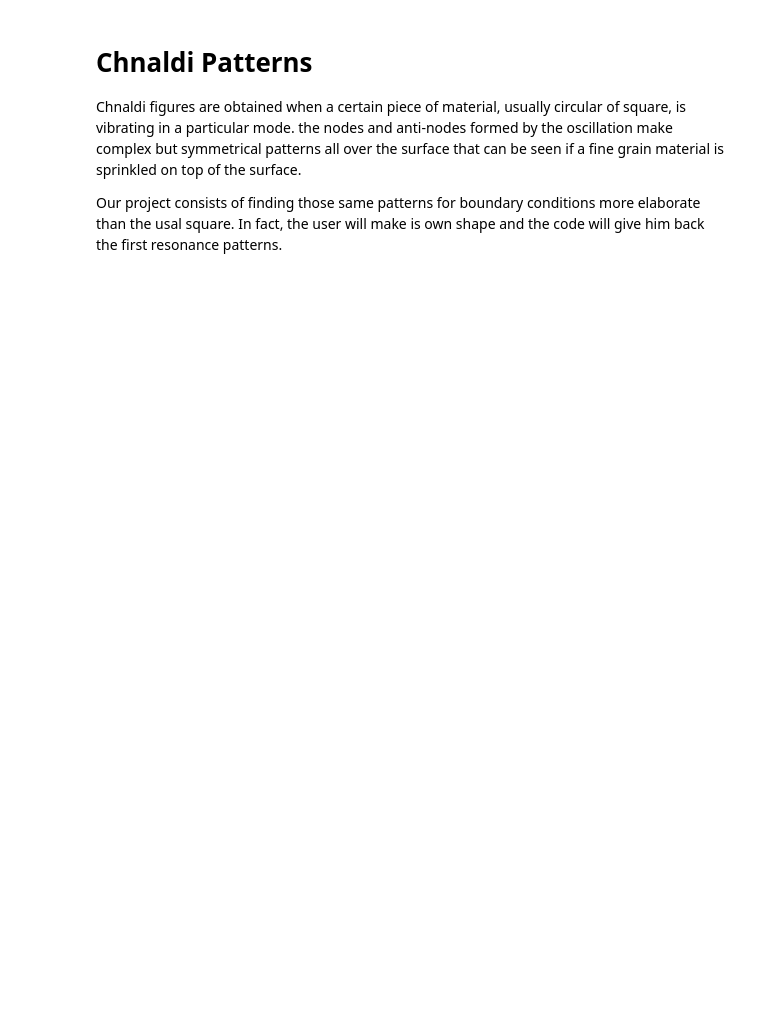
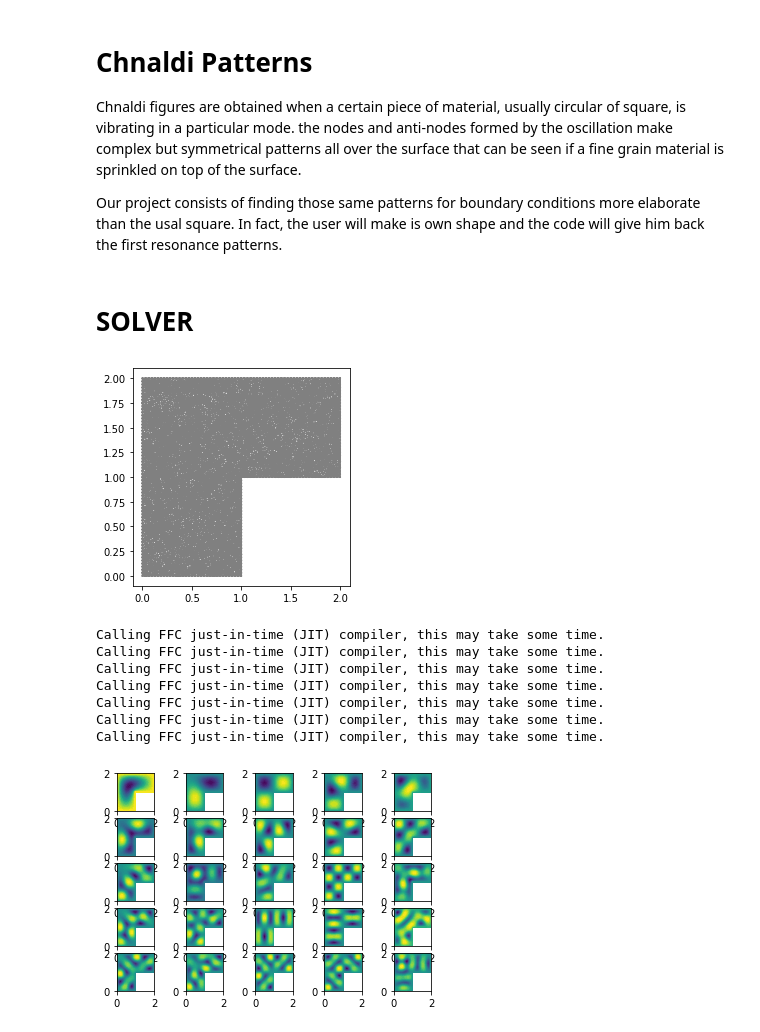
Before and after one commit to manneryzach/mcgill-physics-hack2021, a Jupyter notebook: chnaldi_colab.ipynb, the cells around one changed output. Saved outputs shown, nothing was run; the diff lists cells and outputs as text; code cells hidden in the pictures; blank space fills up the shorter version.

```diff
--- a/chnaldi_colab.ipynb
+++ b/chnaldi_colab.ipynb
@@ -16,0 +22,2 @@ from dolfin import *
+# %% [markdown]
+# SOLVER
@@ -16,0 +97,30 @@ from dolfin import *
+# %%
+test_points = [ [0.,0.], [1.,0.], [1.,1.], [2.,1.,], [2.,2.], [0.,2.], [0.,0.]]
+
+N = 60
+lx = 0.2
+ly = 0.1
+lz = 1.0
+# testmesh = UnitSquareMesh(100,100)
+testmesh = generate_mesh_from_coords(test_points, 50)
+plot(testmesh)
+plt.show()
+
+eigenvals, v = eigenpair_solver(testmesh, 25)
+
+for i in range(0, 25):
+    plt.subplot(5, 5, i+1)
+
+    plot(v[i])
+
+plt.show()
+# %% [output]
+[figure, added]
+Calling FFC just-in-time (JIT) compiler, this may take some time.
+Calling FFC just-in-time (JIT) compiler, this may take some time.
+Calling FFC just-in-time (JIT) compiler, this may take some time.
+Calling FFC just-in-time (JIT) compiler, this may take some time.
+Calling FFC just-in-time (JIT) compiler, this may take some time.
+Calling FFC just-in-time (JIT) compiler, this may take some time.
+Calling FFC just-in-time (JIT) compiler, this may take some time.
+[figure, added]
```
Also changed, not shown: parts of 3 cells of this notebook.
